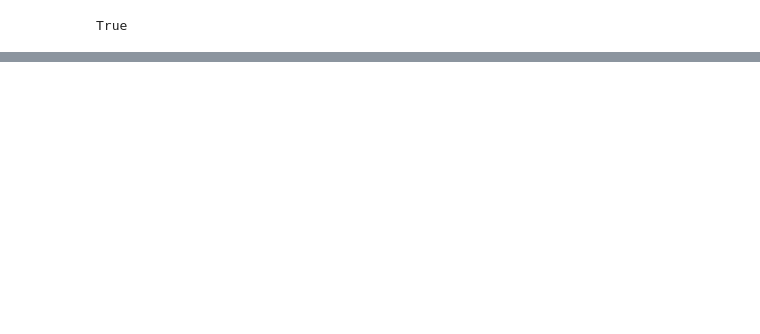
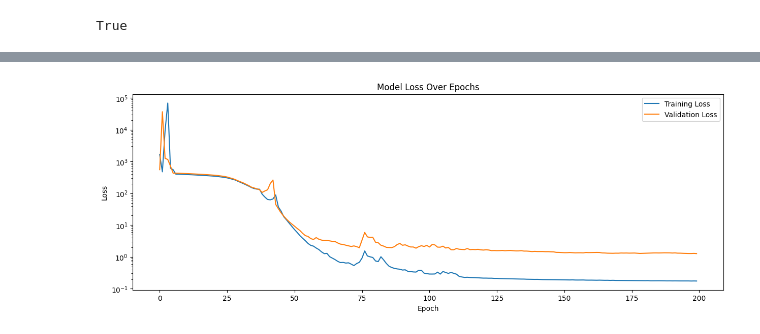
Before and after one commit to uzum4ke/Statistical-Arbitrage, a Jupyter notebook: strat_CA2.ipynb, the cells around one changed output, grey strips where cells are left out. Drawn from its saved outputs; the diff is of its cells as text; code cells hidden in the pictures; blank space fills up the shorter version.

```diff
--- a/strat_CA2.ipynb
+++ b/strat_CA2.ipynb
@@ -347,0 +309,4 @@ Epoch 100/100
+# %%
+HISTORY_LENGTH = 50
+FORECAST_DISTANCE = round(4 * fastest_half_life_asset[2])
+print(FORECAST_DISTANCE)
@@ -347,0 +334,13 @@ Epoch 100/100
+# %%
+# Define the model
+model = Sequential()
+model.add(LSTM(100, activation='relu', return_sequences=True, input_shape=(HISTORY_LENGTH, 1)))
+model.add(LSTM(50, activation='relu', return_sequences=True))
+model.add(LSTM(30, activation='relu', return_sequences=True))
+model.add(LSTM(20, activation='relu', return_sequences=True))
+model.add(LSTM(10, activation='relu'))
+model.add(Dense(FORECAST_DISTANCE))
+model.compile(optimizer='adam', loss='mse')
+
+# Fit model with training and validation data
+history = model.fit(X_train, y_train, epochs=200, verbose=1, validation_data=(X_val, y_val))
@@ -347,0 +365,15 @@ Epoch 100/100
+# %%
+# Plotting the training and validation loss
+
+print(f'Average training loss: {np.array(history.history["loss"]).mean()}')
+print(f'Average validation loss: {np.array(history.history["val_loss"]).mean()}')
+plt.figure(figsize=(15, 5))
+plt.plot(history.history['loss'], label='Training Loss')
+plt.plot(history.history['val_loss'], label='Validation Loss')
+plt.yscale('log')
+plt.title('Model Loss Over Epochs')
+plt.ylabel('Loss')
+plt.xlabel('Epoch')
+plt.legend()
+plt.show()
+# %% [output]
@@ -347,0 +382 @@ Epoch 100/100
+[figure, added]
```
Also changed, not shown: parts of 23 cells of this notebook.
